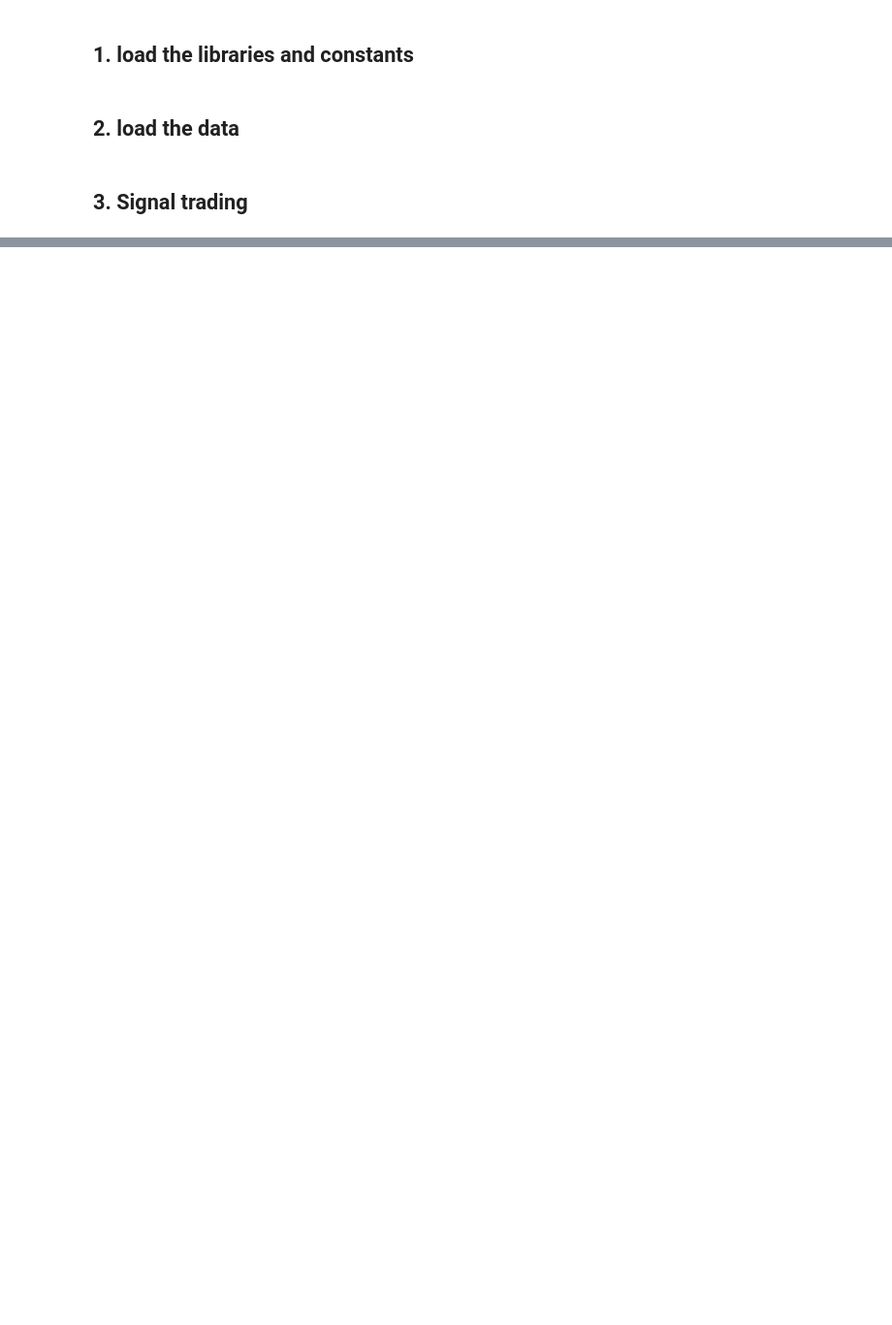
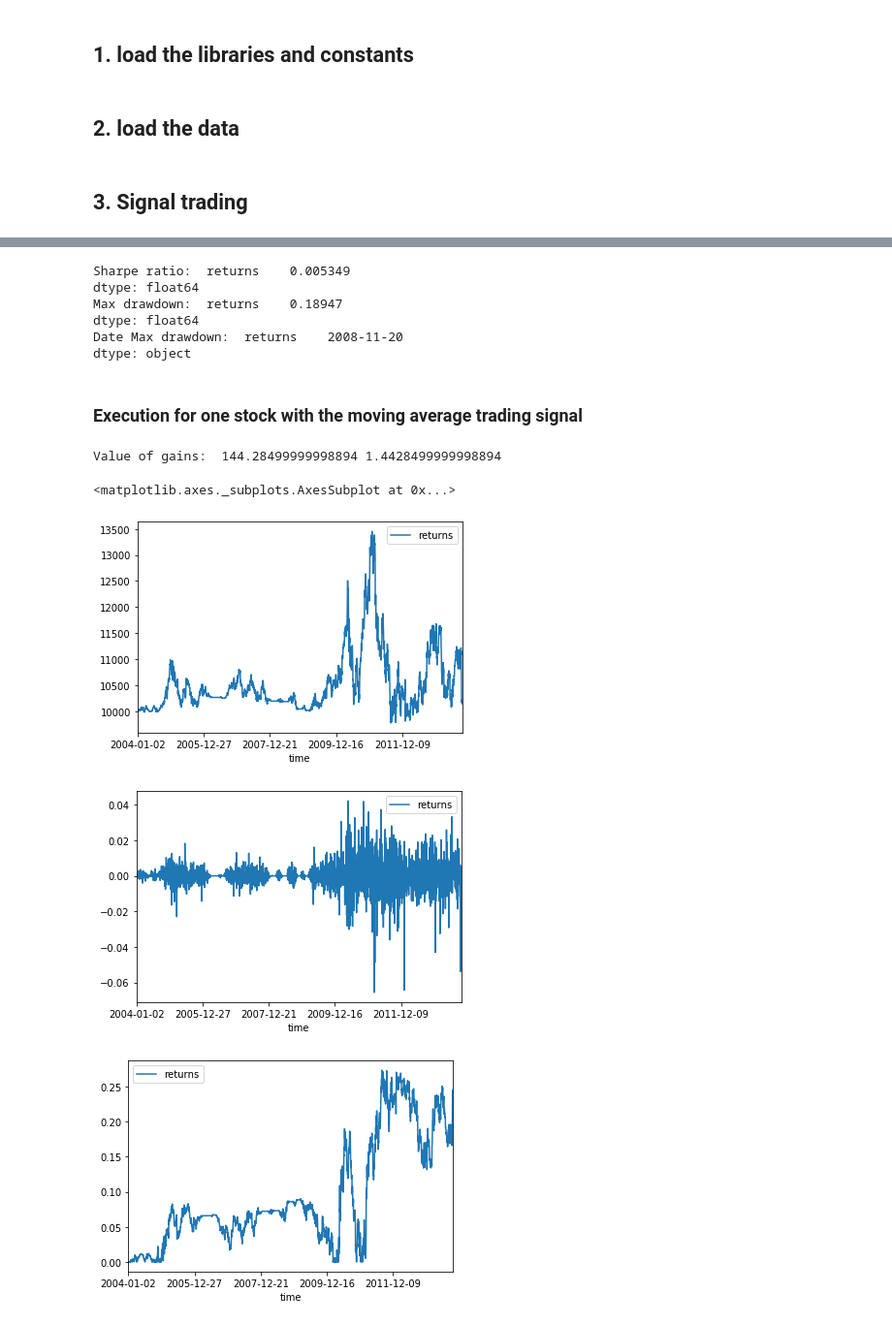
Before and after one commit to PierreNowi/cs230-project, a Jupyter notebook: signal-trading.ipynb, the cells around one changed output, grey strips where cells are left out. Shown at 97% size. Drawn from its saved outputs; the diff is of its cells as text; code cells hidden in the pictures; blank space fills up the shorter version.

```diff
--- a/signal-trading.ipynb
+++ b/signal-trading.ipynb
@@ -407,0 +224,37 @@ df_return.plot()
+# %%
+# Metrics
+# Sharpe Ratio
+print('Sharpe ratio: ', sharpe_ratio(pd.DataFrame(array['returns_ts'],
+             columns=['time', 'returns']).set_index(['time']).pct_change(1)))
+# Max drawdown
+ts_drawdown =f_drawdown(pd.DataFrame(array['returns_ts'],
+             columns=['time', 'returns']).set_index(['time']).pct_change(1))
+print('Max drawdown: ', ts_drawdown.max())
+print('Date Max drawdown: ', ts_drawdown.idxmax())
+# %% [output]
+Sharpe ratio:  returns    0.005349
+dtype: float64
+Max drawdown:  returns    0.18947
+dtype: float64
+Date Max drawdown:  returns    2008-11-20
+dtype: object
+# %% [markdown]
+### Execution for one stock with the moving average trading signal
+# %%
+# Execution with Moving Average for one stock
+array = buy_stock(df_data['PA1436583006-P'], df_signal_ma['PA1436583006-FMA'], verbose = False)
+print('Value of gains: ', array['gains'], array['invest'] )
+# Value of investments
+pd.DataFrame(array['returns_ts'],
+             columns=['time', 'returns']).set_index(['time']).plot()
+# Returns of investments
+pd.DataFrame(array['returns_ts'],
+             columns=['time', 'returns']).set_index(['time']).pct_change(1).plot()
+# time serie of the drawdown
+f_drawdown(pd.DataFrame(array['returns_ts'], columns=['time', 'returns']).set_index(['time']).pct_change(1)).plot()
+# %% [output]
+Value of gains:  144.28499999998894 1.4428499999998894
+<matplotlib.axes._subplots.AxesSubplot at 0x...>
+[figure, added]
+[figure, added]
+[figure, added]
```
Also changed, not shown: parts of 47 cells of this notebook, 4 other files.
